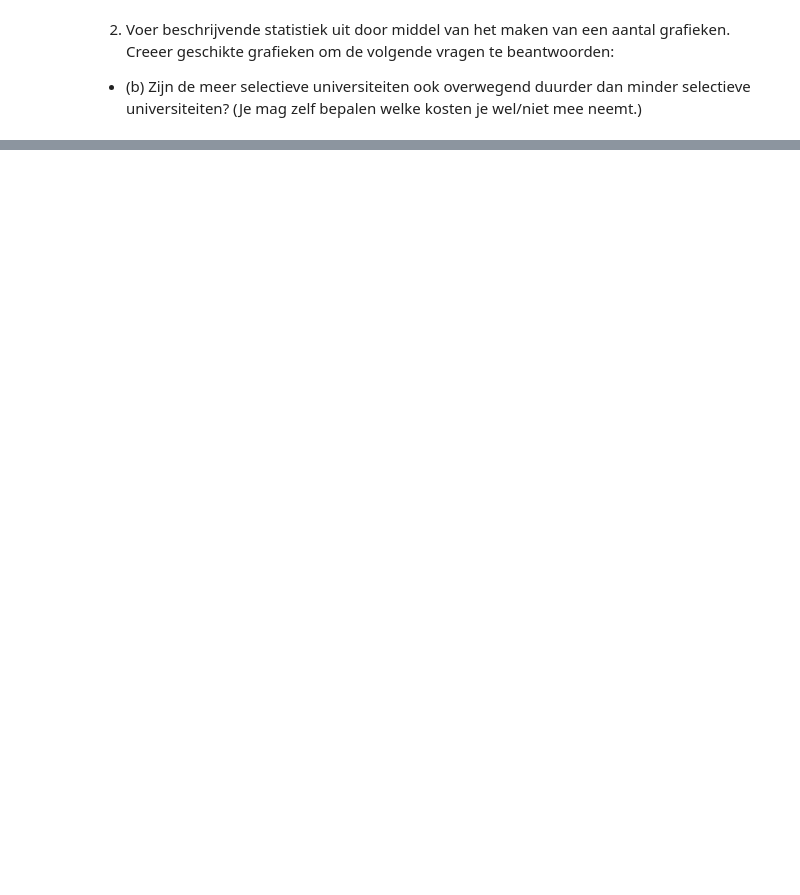
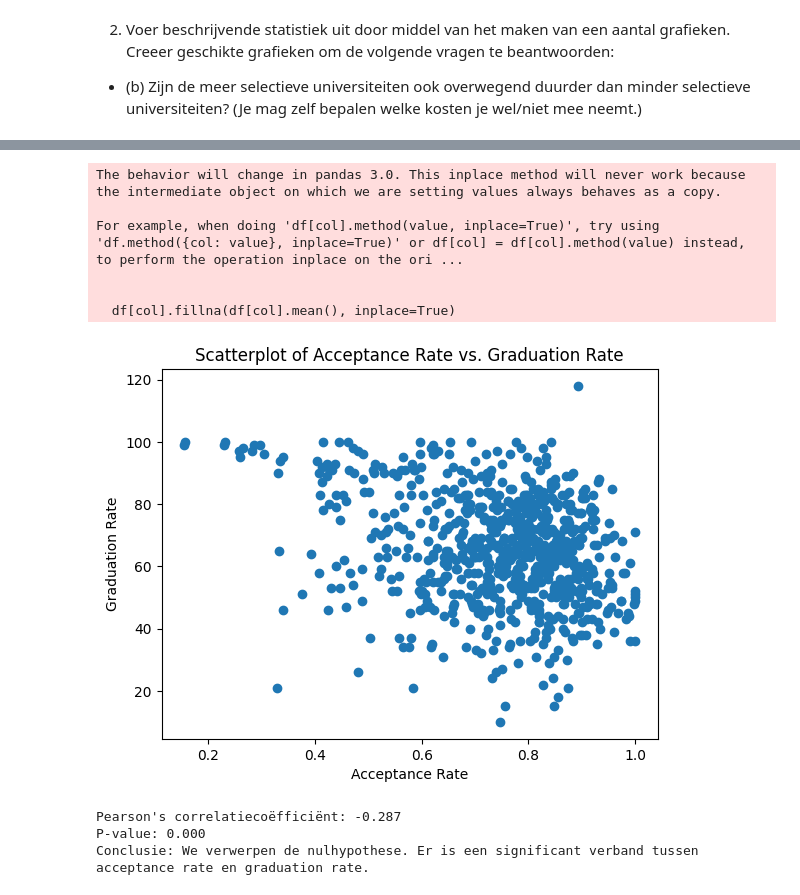
Before and after one commit to AdilVural/myPython, a Jupyter notebook: opledingCollege2026/Opdracht_StatisticsforDataScience/01_Introduction/my_first_notebook.ipynb, the cells around one changed output, grey strips where cells are left out. Cells and saved outputs as stored; diff of their text form; code cells hidden in the pictures; blank space fills up the shorter version.

```diff
--- a/opledingCollege2026/Opdracht_StatisticsforDataScience/01_Introduction/my_first_notebook.ipynb
+++ b/opledingCollege2026/Opdracht_StatisticsforDataScience/01_Introduction/my_first_notebook.ipynb
@@ -221,0 +533,43 @@ print(*args, sep=' ', end='\n', file=None, flush=False)
+# %%
+# Verwerk ontbrekende waarden in numerieke kolommen met het gemiddelde
+numeric_columns = df.select_dtypes(include=['number']).columns
+for col in numeric_columns:
+    df[col].fillna(df[col].mean(), inplace=True)
+# Bereken de acceptance rate
+df['Acceptance_Rate'] = df['Accept'] / df['Apps']
+# Controleer op NaN waarden in de Acceptance_Rate kolom
+if df['Acceptance_Rate'].isnull().any():
+    print("Er zijn NaN waarden in de Acceptance_Rate kolom. Imputatie of verwijdering is vereist.")
+    df = df.dropna(subset=['Acceptance_Rate'])  # Verwijder rijen met NaN (of imputeer)
+    # Alternatief: df['Acceptance_Rate'] = df['Acceptance_Rate'].fillna(df['Acceptance_Rate'].mean())
+# Definieer variabelen
+acceptance_rate = df['Acceptance_Rate']
+graduation_rate = df['Grad_Rate']
+# Scatterplot om lineariteit te checken (optioneel, maar aanbevolen)
+plt.scatter(acceptance_rate, graduation_rate)
+plt.xlabel('Acceptance Rate')
+plt.ylabel('Graduation Rate')
+plt.title('Scatterplot of Acceptance Rate vs. Graduation Rate')
+plt.show()
+# Pearson's correlatietest
+correlation, p_value = stats.pearsonr(acceptance_rate, graduation_rate)
+print(f"Pearson's correlatiecoëfficiënt: {correlation:.3f}")
+print(f"P-value: {p_value:.3f}")
+# Significantieniveau (alpha)
+alpha = 0.05
+# Conclusie
+if p_value < alpha:
+    print("Conclusie: We verwerpen de nulhypothese. Er is een significant verband tussen acceptance rate en graduation rate.")
+else:
+    print("Conclusie: We verwerpen de nulhypothese niet. Er is geen significant bewijs voor een verband tussen acceptance rate en graduation rate.")
+# %% [output]
+The behavior will change in pandas 3.0. This inplace method will never work because the intermediate object on which we are setting values always behaves as a copy.
+
+For example, when doing 'df[col].method(value, inplace=True)', try using 'df.method({col: value}, inplace=True)' or df[col] = df[col].method(value) instead, to perform the operation inplace on the ori ...
+
+
+  df[col].fillna(df[col].mean(), inplace=True)
+[figure, added]
+Pearson's correlatiecoëfficiënt: -0.287
+P-value: 0.000
+Conclusie: We verwerpen de nulhypothese. Er is een significant verband tussen acceptance rate en graduation rate.
```
Also changed, not shown: parts of 23 cells of this notebook.
